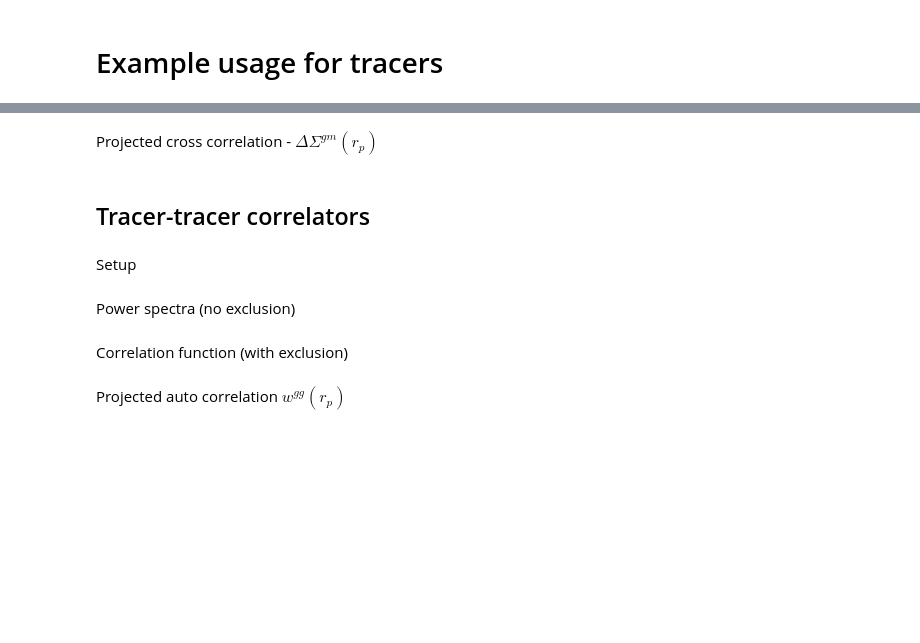
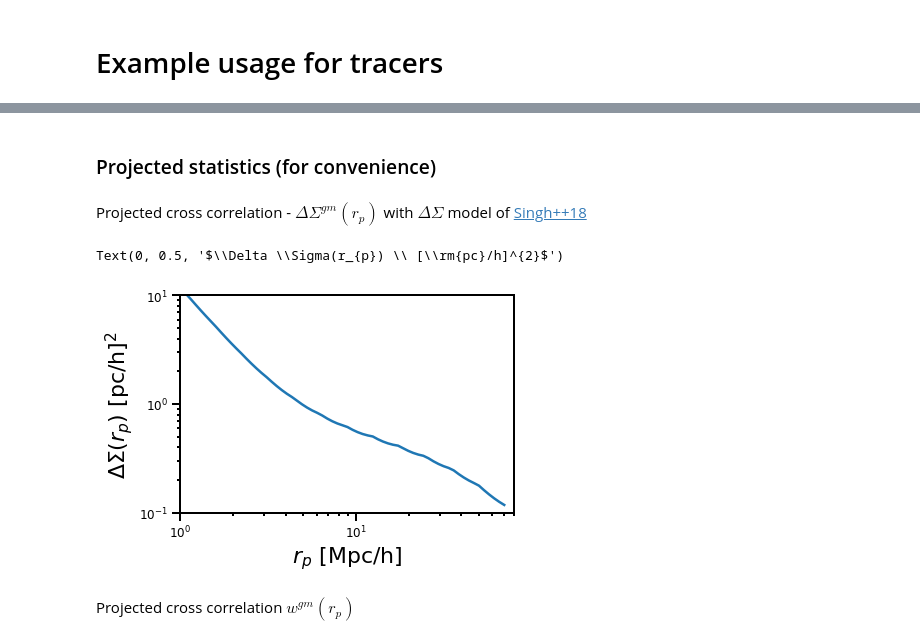
Before and after one commit to jmsull/gzpt, a Jupyter notebook: examples/first_example.ipynb, the cells around one changed output, grey strips where cells are left out. Cells and saved outputs as stored; diff of their text form; code cells hidden in the pictures; blank space fills up the shorter version.

```diff
--- a/examples/first_example.ipynb
+++ b/examples/first_example.ipynb
@@ -21,12 +65,32 @@ Correlation function (w/ gradient)
+# %% [markdown]
+### Projected statistics (for convenience)
+# %% [markdown]
+Projected cross correlation - $\Delta \Sigma^{gm} (r_{p})$ with $\Delta \Sigma$ model of [Singh++18](https://arxiv.org/abs/1811.06499)
+# %%
+rp = np.logspace(-1,np.log10(70),20)
+pi = np.linspace(0,100,100+1)
+num_rpint=100
+rpint=np.logspace(np.log10(rp.min()),np.log10(rp.max()),num_rpint) #this is hack - get rid of it
+rhom = 8.57e10 #matter density at z=0 in Planck15 cosmology
+DS0 = 12*1e12
+rpmin=1
+zlens=1
+DS = gm.Delta_Sigma(rp,
+                    DS0,
+                    0,0,#Ds,Dl, these don't actually do anything at the moment
+                    zlens,
+                    rhom,
+                    pi=pi,
+                    rpMin=rpmin,
+                    num_rpint=num_rpint) #
+
+plt.loglog(rpint,DS*1e-12)
+plt.ylim(.1,10)
+plt.xlim(1,80)
+plt.xlabel(r'$r_{p} \ [\rm{Mpc}/h]$')
+plt.ylabel(r'$\Delta \Sigma(r_{p}) \ [\rm{pc}/h]^{2}$')
+# %% [output]
+Text(0, 0.5, '$\\Delta \\Sigma(r_{p}) \\ [\\rm{pc}/h]^{2}$')
+[figure, added]
 # %% [markdown]
-Projected cross correlation - $\Delta \Sigma^{gm} (r_{p})$
+Projected cross correlation $w^{gm}(r_{p})$
-# %% [markdown]
-## Tracer-tracer correlators
-# %% [markdown]
-Setup
-# %% [markdown]
-Power spectra (no exclusion)
-# %% [markdown]
-Correlation function (with exclusion)
-# %% [markdown]
-Projected auto correlation $w^{gg}(r_{p})$
```
Also changed, not shown: parts of 15 cells of this notebook, 7 other files.
